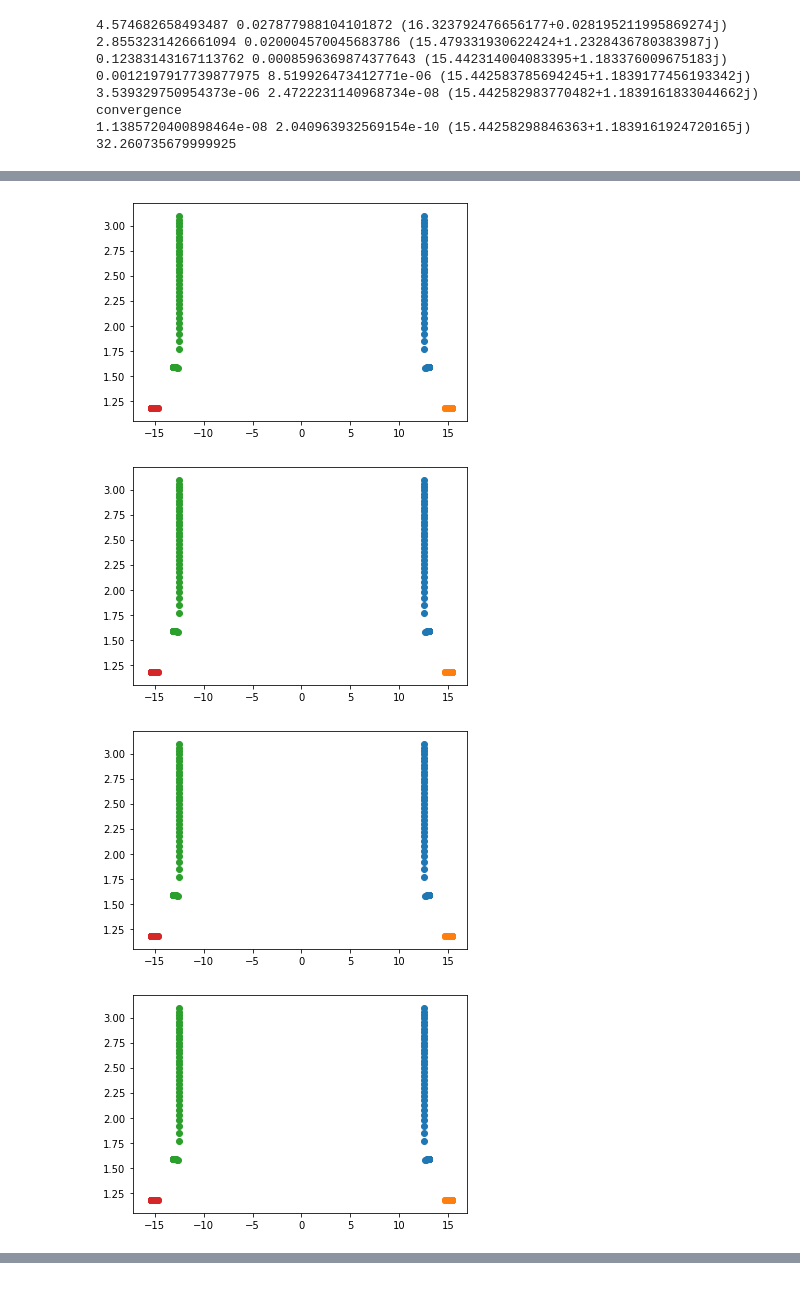
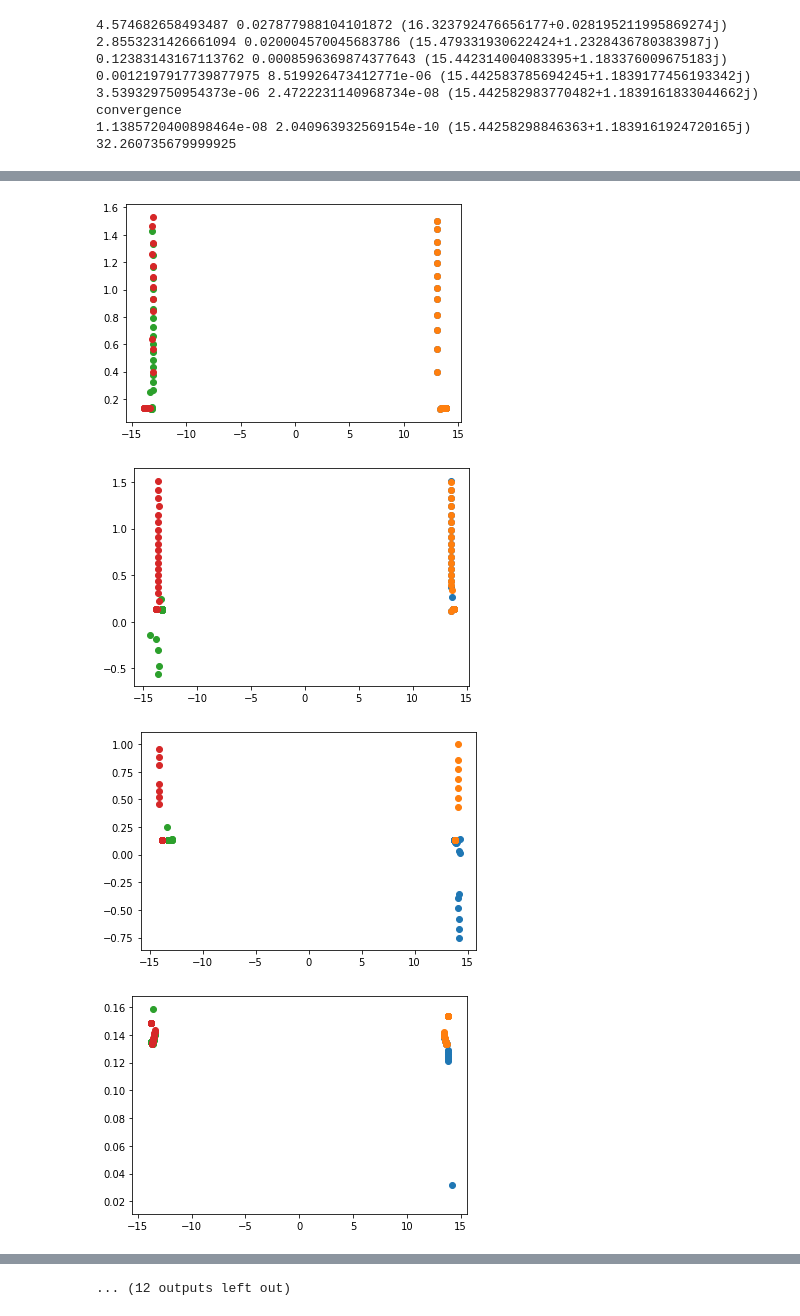
Before and after one commit to znicolaou/faraday, a Jupyter notebook: viscid_notebook.ipynb, the cells around one changed output, grey strips where cells are left out. Saved outputs shown, nothing was run; the diff lists cells and outputs as text; code cells hidden in the pictures.

```diff
--- a/viscid_notebook.ipynb
+++ b/viscid_notebook.ipynb
@@ -94,0 +109,18 @@ plt.show()
+# %%
+args.dim=1
+args.freq=10
+args.kx=args.k1x/2
+args.ky=0
+
+F,G=viscid.inviscid_mat(args)
+Fflattened=F[0,0]
+Gflattened=G[0,0]
+
+evals,levecs,revecs=eig(Fflattened,Gflattened,left=True)
+ind=np.argmin((-evals)**0.5)+1
+omega_inviscid=(-evals[ind])**0.5
+v0_inviscid=revecs[:,ind]
+w0_inviscid=np.conjugate(levecs[:,ind])
+
+print(np.linalg.norm(np.einsum("mM,M",F[0,0],v0_inviscid)-evals[ind]*np.einsum("mM,M",G[0,0],v0_inviscid)))
+print(np.linalg.norm(np.einsum("mM,m",F[0,0],w0_inviscid)-evals[ind]*np.einsum("mM,m",G[0,0],w0_inviscid)))
@@ -95,7 +162,5 @@ plt.show()
 # %%
-args.kx=0
-args.ky=args.k2y/2
-
+args.dim=2
 F,G=viscid.inviscid_mat(args)
 Fflattened=np.transpose(F[0,0],(0,2,1,3)).reshape(((2*args.Nx+1)*(2*args.Ny+1),(2*args.Nx+1)*(2*args.Ny+1)))
 Gflattened=np.transpose(G[0,0],(0,2,1,3)).reshape(((2*args.Nx+1)*(2*args.Ny+1),(2*args.Nx+1)*(2*args.Ny+1)))
@@ -368,3 +425,16 @@ print(stop-start)
 convergence
 1.1385720400898464e-08 2.040963932569154e-10 (15.44258298846363+1.1839161924720165j)
 32.260735679999925
+# %%
+evals0=np.load('data/testevals_cont0.npy')
+plt.scatter(np.real(evals0),np.imag(evals0))
+evals1=np.load('data/testevals_cont1.npy')
+plt.scatter(np.real(evals1),np.imag(evals1))
+evals2=np.load('data/testevals_cont2.npy')
+plt.scatter(np.real(evals2)+2*np.pi*3.8,np.imag(evals2))
+evals3=np.load('data/testevals_cont3.npy')
+plt.scatter(np.real(evals3)+2*np.pi*3.8,np.imag(evals3))
+plt.xlabel(r'$\omega$')
+plt.ylabel(r'$\beta$')
+plt.savefig('continuation.pdf')
+plt.show()
@@ -371,16 +443,16 @@ convergence
 # %%
-for i in range(1,10):
-    evals0=np.load('data/mode'+str(i)+'evals_cont0.npy')
+for i in range(1,25):
+    evals0=np.load('data/test_'+str(i)+'evals_cont0.npy')
     plt.scatter(np.real(evals0),np.imag(evals0))
-    evals1=np.load('data/mode'+str(i)+'evals_cont1.npy')
+    evals1=np.load('data/test_'+str(i)+'evals_cont1.npy')
     plt.scatter(np.real(evals1),np.imag(evals1))
-    evals2=np.load('data/mode'+str(i)+'evals_cont2.npy')
+    evals2=np.load('data/test_'+str(i)+'evals_cont2.npy')
     plt.scatter(np.real(evals2),np.imag(evals2))
-    evals3=np.load('data/mode'+str(i)+'evals_cont3.npy')
+    evals3=np.load('data/test_'+str(i)+'evals_cont3.npy')
     plt.scatter(np.real(evals3),np.imag(evals3))
     plt.show()
 # %% [output]
-[figure, old version]
+[figure, new version]
-[figure, old version]
+[figure, new version]
-[figure, old version]
+[figure, new version]
-[figure, old version]
+[figure, new version]
@@ -391,0 +467 @@ for i in range(1,10):
+... (12 outputs left out)
```
Also changed, not shown: parts of 14 cells of this notebook, 1 other file.
